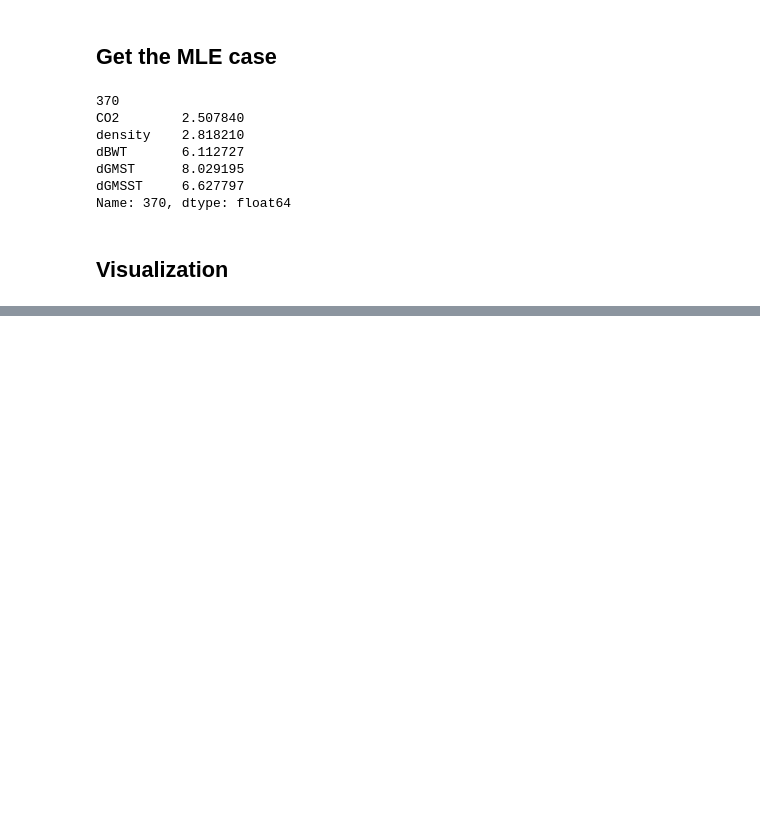
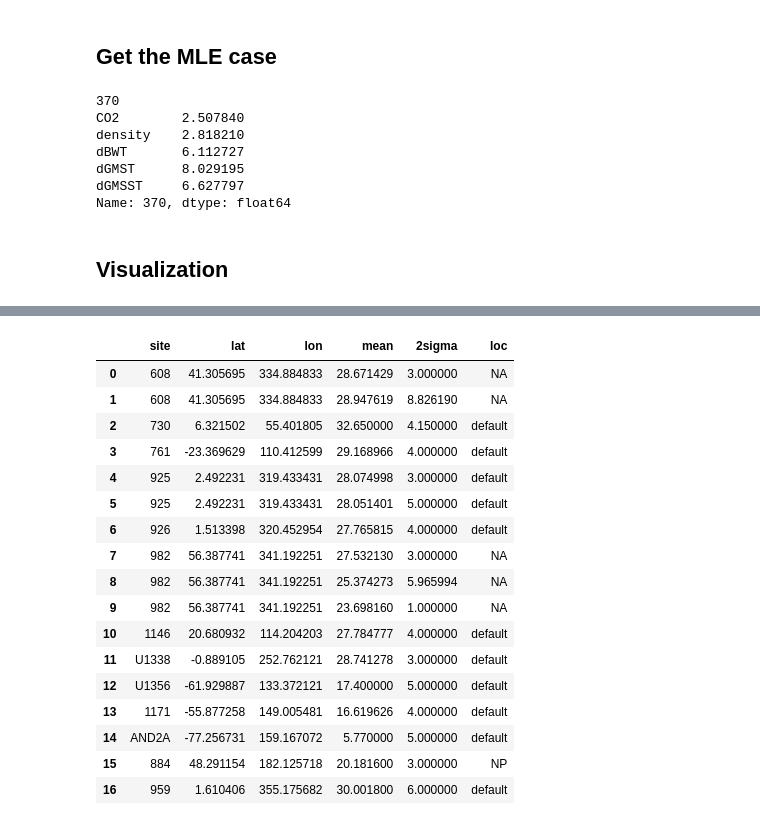
Before and after one commit to fzhu2e/paper-MCO_iCESM, a Jupyter notebook: notebooks/Fig.03.ipynb, the cells around one changed output, grey strips where cells are left out. Saved outputs shown, nothing was run; the diff lists cells and outputs as text; code cells hidden in the pictures; blank space fills up the shorter version.

```diff
--- a/notebooks/Fig.03.ipynb
+++ b/notebooks/Fig.03.ipynb
@@ -97,6 +97,28 @@ sims = [
 for sim in sims:
     rmse[sim] = np.sqrt((df_SST['mean']-df_SST[sim])**2).mean()
     rmse_no_NA[sim] = np.sqrt((df_SST_no_NA['mean']-df_SST_no_NA[sim])**2).mean()
+# %%
+df_SST_renamed = df_SST[['site', 'paleo_lat', 'paleo_lon', 'mean', '2sigma', 'loc']].rename(columns={'paleo_lat': 'lat', 'paleo_lon': 'lon'})
+df_SST_renamed
+# %% [output]
+|  | site | lat | lon | mean | 2sigma | loc |
+| 0 | 608 | 41.305695 | 334.884833 | 28.671429 | 3.000000 | NA |
+| 1 | 608 | 41.305695 | 334.884833 | 28.947619 | 8.826190 | NA |
+| 2 | 730 | 6.321502 | 55.401805 | 32.650000 | 4.150000 | default |
+| 3 | 761 | -23.369629 | 110.412599 | 29.168966 | 4.000000 | default |
+| 4 | 925 | 2.492231 | 319.433431 | 28.074998 | 3.000000 | default |
+| 5 | 925 | 2.492231 | 319.433431 | 28.051401 | 5.000000 | default |
+| 6 | 926 | 1.513398 | 320.452954 | 27.765815 | 4.000000 | default |
+| 7 | 982 | 56.387741 | 341.192251 | 27.532130 | 3.000000 | NA |
+| 8 | 982 | 56.387741 | 341.192251 | 25.374273 | 5.965994 | NA |
+| 9 | 982 | 56.387741 | 341.192251 | 23.698160 | 1.000000 | NA |
+| 10 | 1146 | 20.680932 | 114.204203 | 27.784777 | 4.000000 | default |
+| 11 | U1338 | -0.889105 | 252.762121 | 28.741278 | 3.000000 | default |
+| 12 | U1356 | -61.929887 | 133.372121 | 17.400000 | 5.000000 | default |
+| 13 | 1171 | -55.877258 | 149.005481 | 16.619626 | 4.000000 | default |
+| 14 | AND2A | -77.256731 | 159.167072 | 5.770000 | 5.000000 | default |
+| 15 | 884 | 48.291154 | 182.125718 | 20.181600 | 3.000000 | NP |
+| 16 | 959 | 1.610406 | 355.175682 | 30.001800 | 6.000000 | default |
 # %%
 from matplotlib.lines import Line2D
 
```
Also changed, not shown: parts of 2 cells of this notebook, 3 other files.
